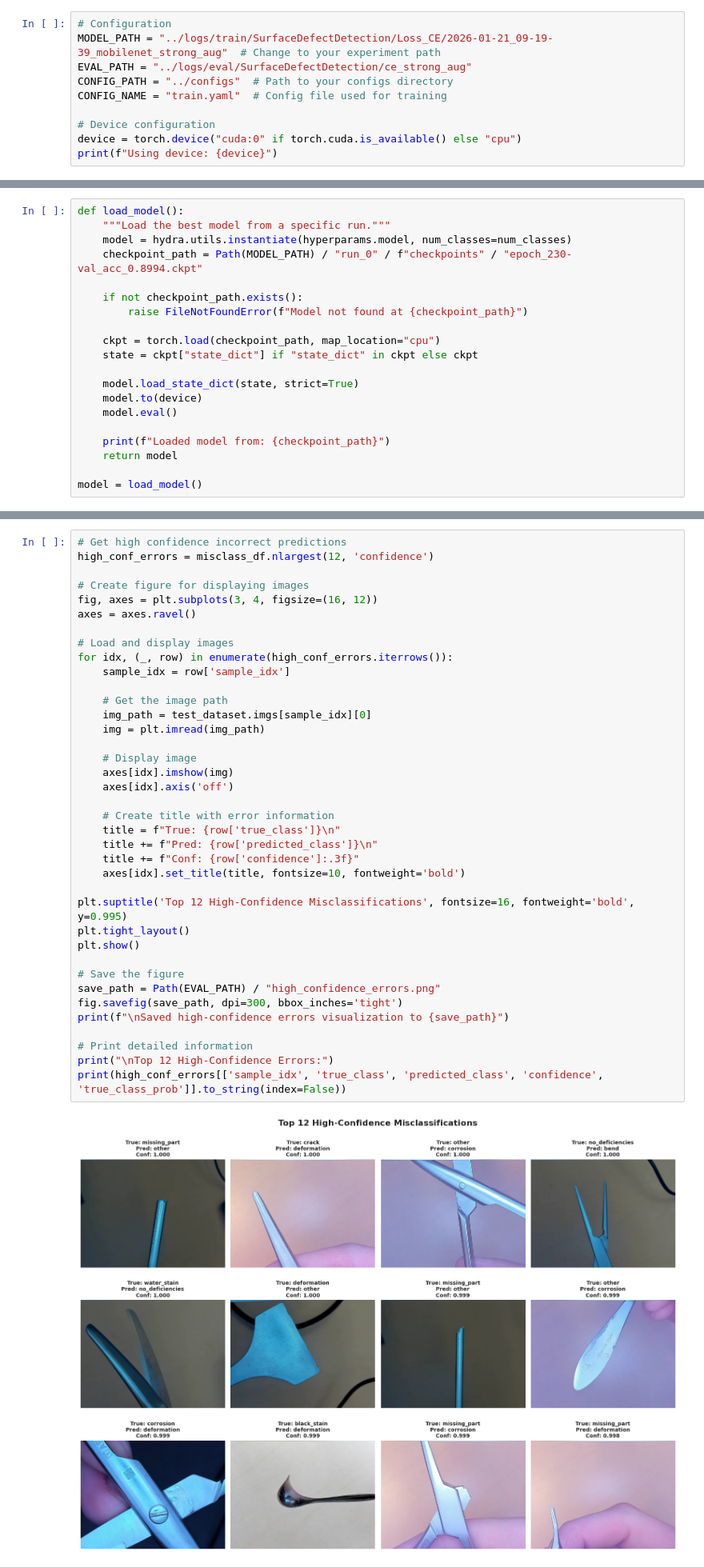
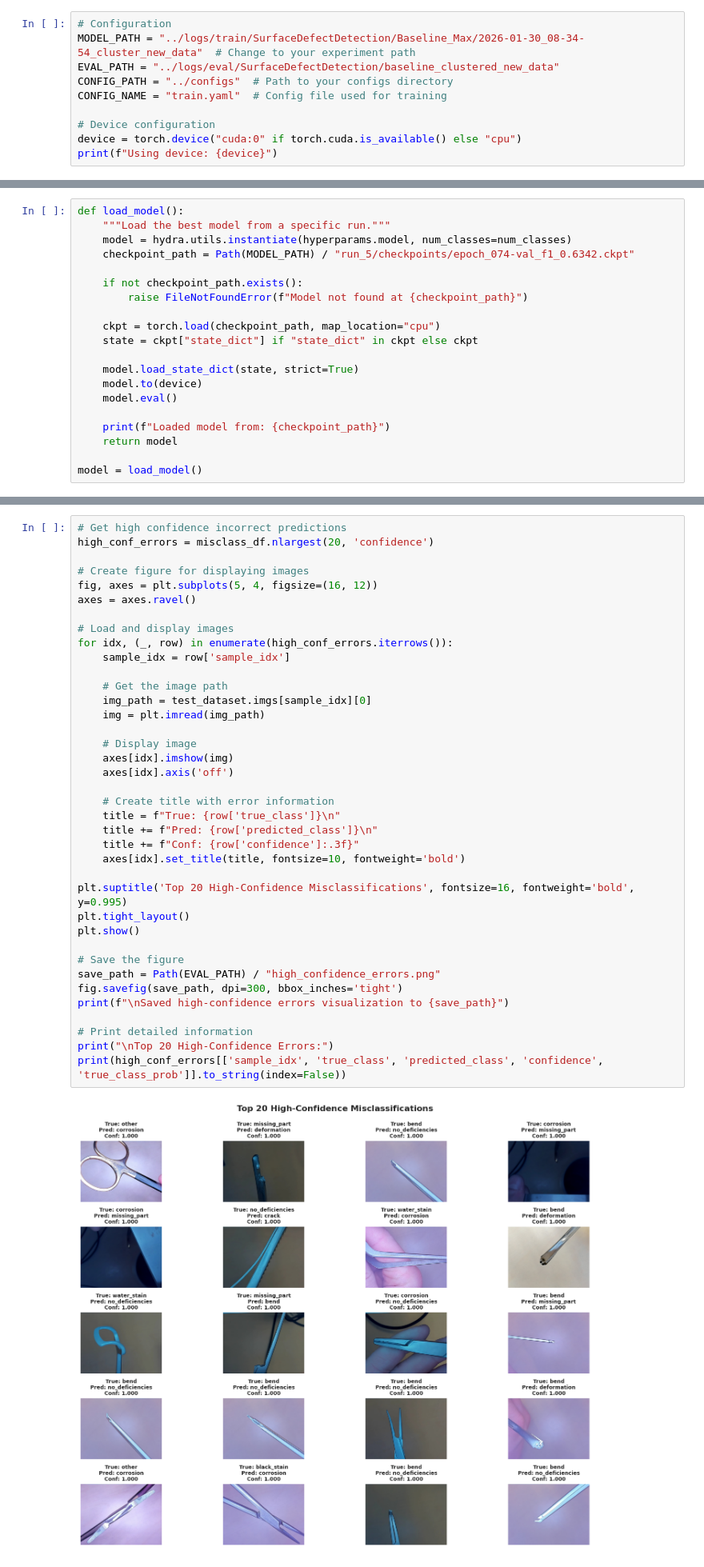
Before and after one commit to LukasBenner/NoisyLabelDefectDetection, a Jupyter notebook: notebooks/evaluation.ipynb, the cells around one changed output, grey strips where cells are left out. Shown at 80% size. Drawn from its saved outputs; the diff is of its cells as text.

```diff
--- a/notebooks/evaluation.ipynb
+++ b/notebooks/evaluation.ipynb
@@ -41,8 +41,8 @@ This notebook provides comprehensive evaluation tools for models trained with `t
 Set the path to your experiment results and configure evaluation parameters.
 # %%
 # Configuration
-MODEL_PATH = "../logs/train/SurfaceDefectDetection/Loss_CE/2026-01-21_09-19-39_mobilenet_strong_aug"  # Change to your experiment path
-EVAL_PATH = "../logs/eval/SurfaceDefectDetection/ce_strong_aug"
+MODEL_PATH = "../logs/train/SurfaceDefectDetection/Baseline_Max/2026-01-30_08-34-54_cluster_new_data"  # Change to your experiment path
+EVAL_PATH = "../logs/eval/SurfaceDefectDetection/baseline_clustered_new_data"
 CONFIG_PATH = "../configs"  # Path to your configs directory
 CONFIG_NAME = "train.yaml"  # Config file used for training
 
@@ -107,7 +107,7 @@ Load the best model checkpoint from a specific run.
 def load_model():
     """Load the best model from a specific run."""
     model = hydra.utils.instantiate(hyperparams.model, num_classes=num_classes)
-    checkpoint_path = Path(MODEL_PATH) / "run_0" / f"checkpoints" / "epoch_230-val_acc_0.8994.ckpt"
+    checkpoint_path = Path(MODEL_PATH) / "run_5/checkpoints/epoch_074-val_f1_0.6342.ckpt"
 
     if not checkpoint_path.exists():
         raise FileNotFoundError(f"Model not found at {checkpoint_path}")
@@ -525,40 +532,40 @@ Saved per-class confidence data to ../logs/eval/SurfaceDefectDetection/ce_strong
 # %%
 # Get high confidence incorrect predictions
-high_conf_errors = misclass_df.nlargest(12, 'confidence')
+high_conf_errors = misclass_df.nlargest(20, 'confidence')
 
 # Create figure for displaying images
-fig, axes = plt.subplots(3, 4, figsize=(16, 12))
+fig, axes = plt.subplots(5, 4, figsize=(16, 12))
 axes = axes.ravel()
 
 # Load and display images
 for idx, (_, row) in enumerate(high_conf_errors.iterrows()):
     sample_idx = row['sample_idx']
 
     # Get the image path
     img_path = test_dataset.imgs[sample_idx][0]
     img = plt.imread(img_path)
 
     # Display image
     axes[idx].imshow(img)
     axes[idx].axis('off')
 
     # Create title with error information
     title = f"True: {row['true_class']}\n"
     title += f"Pred: {row['predicted_class']}\n"
     title += f"Conf: {row['confidence']:.3f}"
     axes[idx].set_title(title, fontsize=10, fontweight='bold')
 
-plt.suptitle('Top 12 High-Confidence Misclassifications', fontsize=16, fontweight='bold', y=0.995)
+plt.suptitle('Top 20 High-Confidence Misclassifications', fontsize=16, fontweight='bold', y=0.995)
 plt.tight_layout()
 plt.show()
 
 # Save the figure
 save_path = Path(EVAL_PATH) / "high_confidence_errors.png"
 fig.savefig(save_path, dpi=300, bbox_inches='tight')
 print(f"\nSaved high-confidence errors visualization to {save_path}")
 
 # Print detailed information
-print("\nTop 12 High-Confidence Errors:")
+print("\nTop 20 High-Confidence Errors:")
 print(high_conf_errors[['sample_idx', 'true_class', 'predicted_class', 'confidence', 'true_class_prob']].to_string(index=False))
 # %% [output]
-[figure, old version]
+[figure, new version]
```
Also changed, not shown: parts of 9 cells of this notebook, 23 other files.
